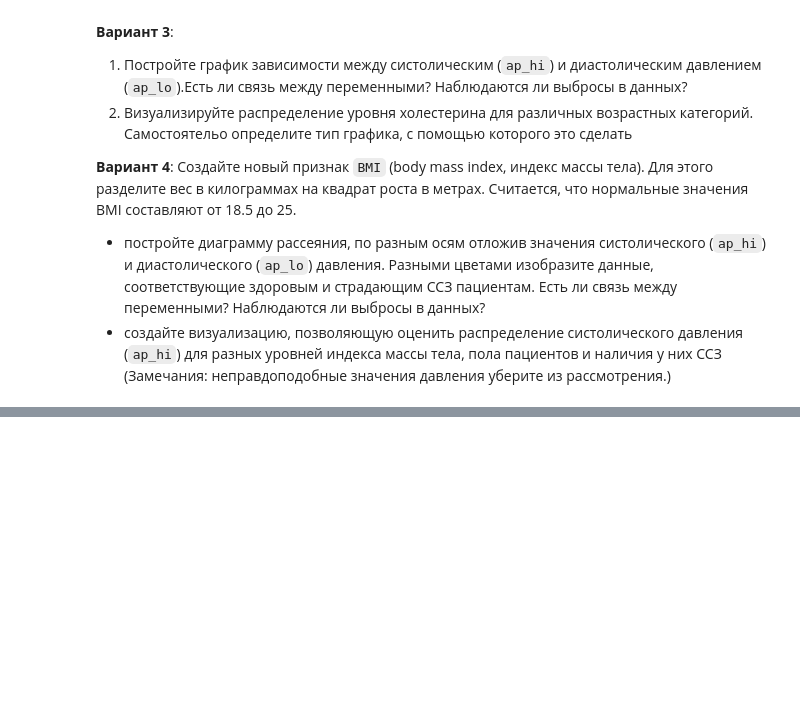
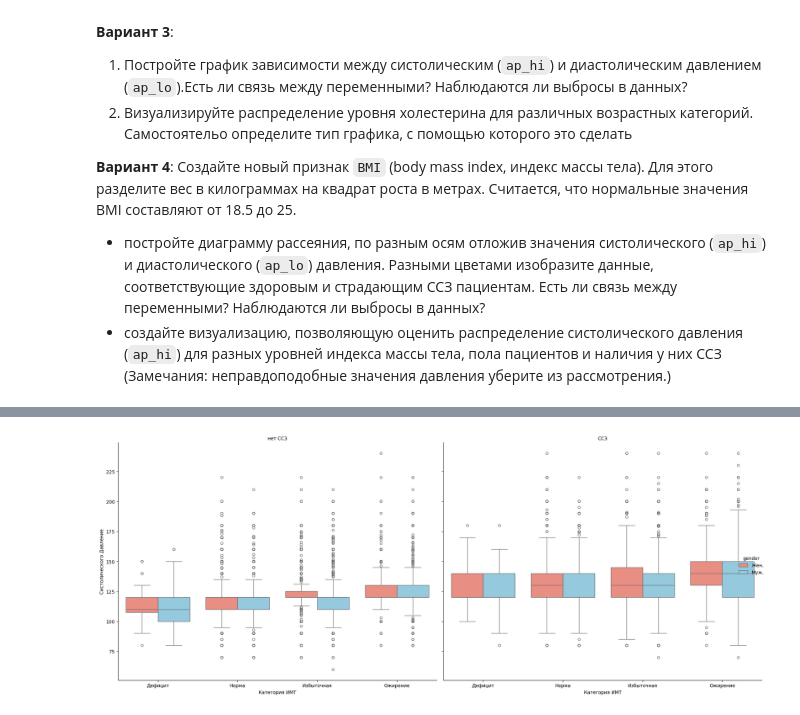
Before and after one commit to DaniilPominov/data_science, a Jupyter notebook: src/lab4/lab4-part2-Pominov.ipynb, the cells around one changed output, grey strips where cells are left out. Saved outputs shown, nothing was run; the diff lists cells and outputs as text; code cells hidden in the pictures; blank space fills up the shorter version.

```diff
--- a/src/lab4/lab4-part2-Pominov.ipynb
+++ b/src/lab4/lab4-part2-Pominov.ipynb
@@ -298,0 +342,10 @@ plt.show()
+# %%
+data = filtered_data
+
+# Категории ИМТ
+bins = [0, 18.5, 25, 30, float('inf')]
+labels = ['Дефицит', 'Норма', 'Избыточная', 'Ожирение']
+data['BMI_Category'] = pd.cut(data['BMI'], bins=bins, labels=labels)
+
+data['gender'] = data['gender'].map({1: 'Муж.', 2: 'Жен.'})
+data['cardio'] = data['cardio'].map({0: 'нет ССЗ', 1: 'ССЗ'})
@@ -298,0 +368,19 @@ plt.show()
+# %%
+g = sns.catplot(
+    data=data,
+    x='BMI_Category',
+    y='ap_hi',
+    hue='gender',
+    col='cardio',
+    kind='box',
+    height=8,
+    aspect=1.2,
+    palette={'Жен.': 'salmon', 'Муж.': 'skyblue'}
+)
+
+g.set_axis_labels('Категория ИМТ', 'Систолического Давление')
+g.set_titles('{col_name}')
+plt.tight_layout()
+plt.show()
+# %% [output]
+[figure, added]
```
Also changed, not shown: parts of 11 cells of this notebook, 3 other files.
